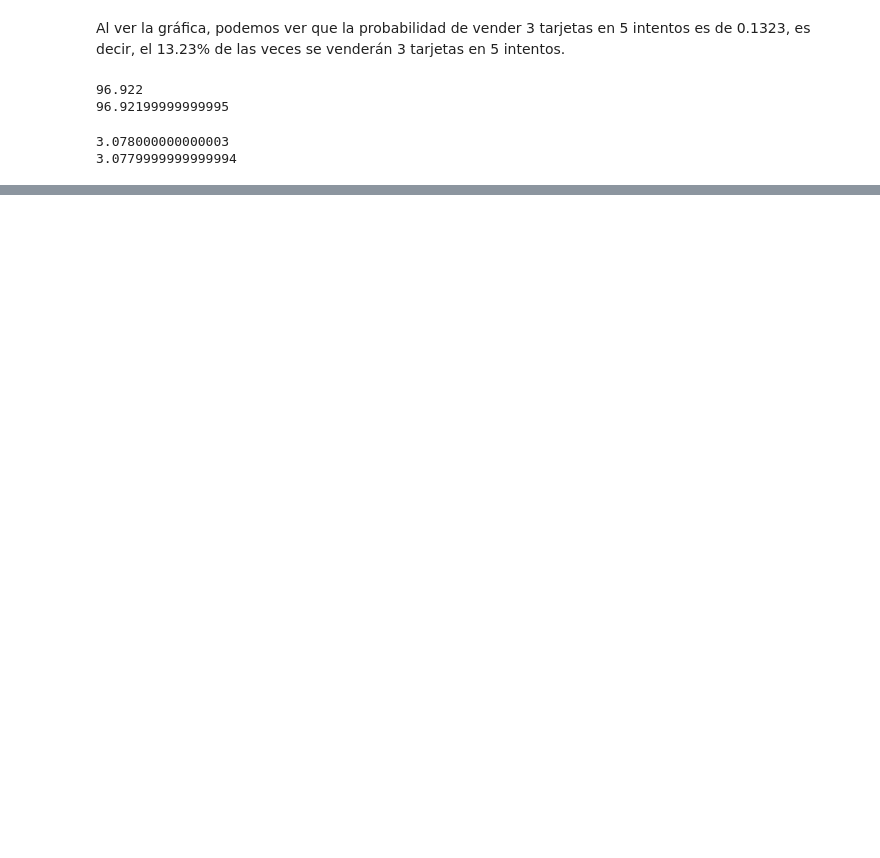
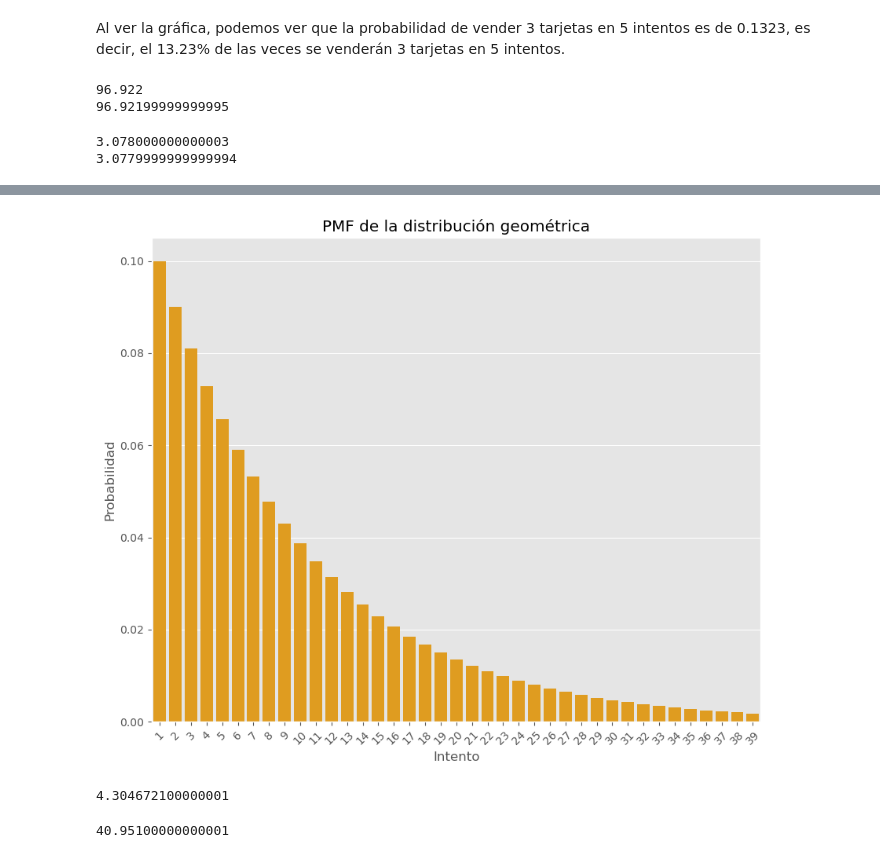
Before and after one commit to Pedri0/Ciencia-datos-fisicos, a Jupyter notebook: Notebooks/2b_fundamentos_estadistica_descriptiva.ipynb, the cells around one changed output, grey strips where cells are left out. Cells and saved outputs as stored; diff of their text form; code cells hidden in the pictures; blank space fills up the shorter version.

```diff
--- a/Notebooks/2b_fundamentos_estadistica_descriptiva.ipynb
+++ b/Notebooks/2b_fundamentos_estadistica_descriptiva.ipynb
@@ -83,0 +100,30 @@ print(binomial.sf(3)*100)
+# %%
+""" Ejemplo 2: Supongamos que vendemos un producto y que lo promocionamos en internet.
+Sabemos que el 10% de las personas que ven la publicidad compran el producto.
+"""
+
+probabilidad_venta = 0.1
+# Obtengamos la distribución geométrica
+geometrica = stats.geom(probabilidad_venta)
+# %%
+intentos_discretos = np.arange(1, 40)
+mass_function = geometrica.pmf(intentos_discretos)
+# Grafiquemos la PMF probability mass function (así se llama la PDF para variables discretas)
+with plt.style.context('ggplot'):
+    _ = sns.barplot(x = intentos_discretos,y = mass_function, color='orange')
+    _ = plt.ylabel('Probabilidad')
+    _ = plt.xlabel('Intento')
+    _ = plt.title('PMF de la distribución geométrica')
+    _ = plt.xticks(rotation = 45)
+# %% [output]
+[figure, added]
+# %%
+# ¿Cuál es la probabilidad de que se compre 1 producto exactamente en el 9no intento?
+print(geometrica.pmf(9)*100)
+# %% [output]
+4.304672100000001
+# %%
+# ¿Cuál es la probabilidad de que se compre 1 producto por cada 5 personas que ven la publicidad?
+print(geometrica.cdf(5)*100)
+# %% [output]
+40.95100000000001
```
Also changed, not shown: parts of 19 cells of this notebook.
